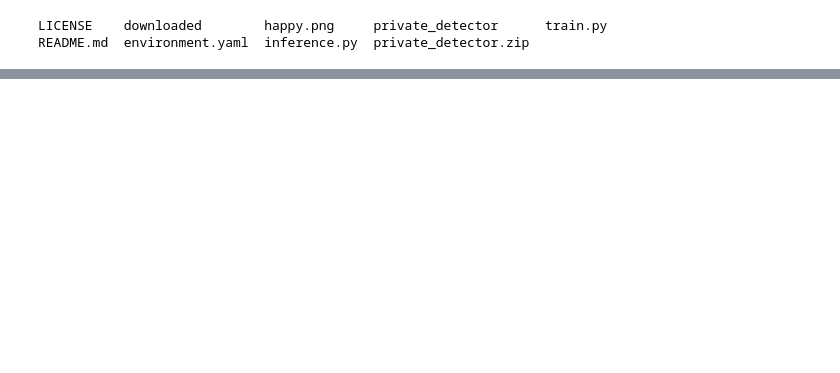
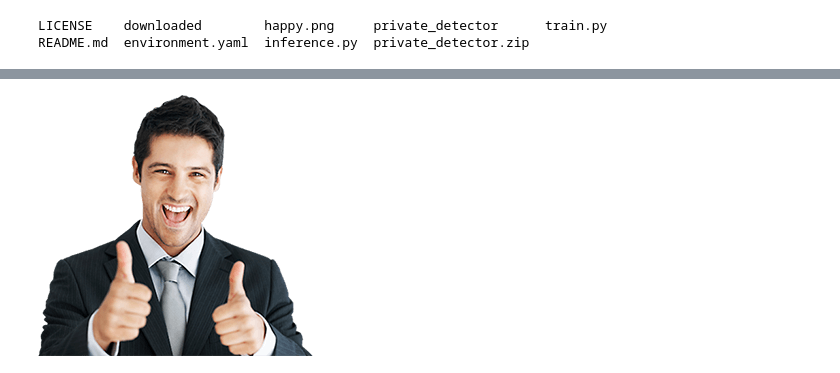
Before and after one commit to fanbyprinciple/kaggle_kernels, a Jupyter notebook: bumble-detecting-lewd-images.ipynb, the cells around one changed output, grey strips where cells are left out. Saved outputs shown, nothing was run; the diff lists cells and outputs as text; code cells hidden in the pictures; blank space fills up the shorter version.

Commit message:
Kaggle Notebook | Bumble - detecting lewd images | Version 3

```diff
--- a/bumble-detecting-lewd-images.ipynb
+++ b/bumble-detecting-lewd-images.ipynb
@@ -156,6 +178,12 @@ Need to get 317 kB of archives.
 Processing triggers for man-db (2.9.1-1) ...
 
 78happy.png: PNG image data, 275 x 261, 8-bit colormap, non-interlaced
+# %%
+import os
+from IPython.display import Image
+Image(filename="/kaggle/working/private-detector/happy.png")
+# %% [output]
+[figure, added]
 # %%
 tf.get_logger().setLevel('ERROR')
 absl_logging.set_verbosity(absl_logging.ERROR)
```
Also changed, not shown: parts of 8 cells of this notebook.
